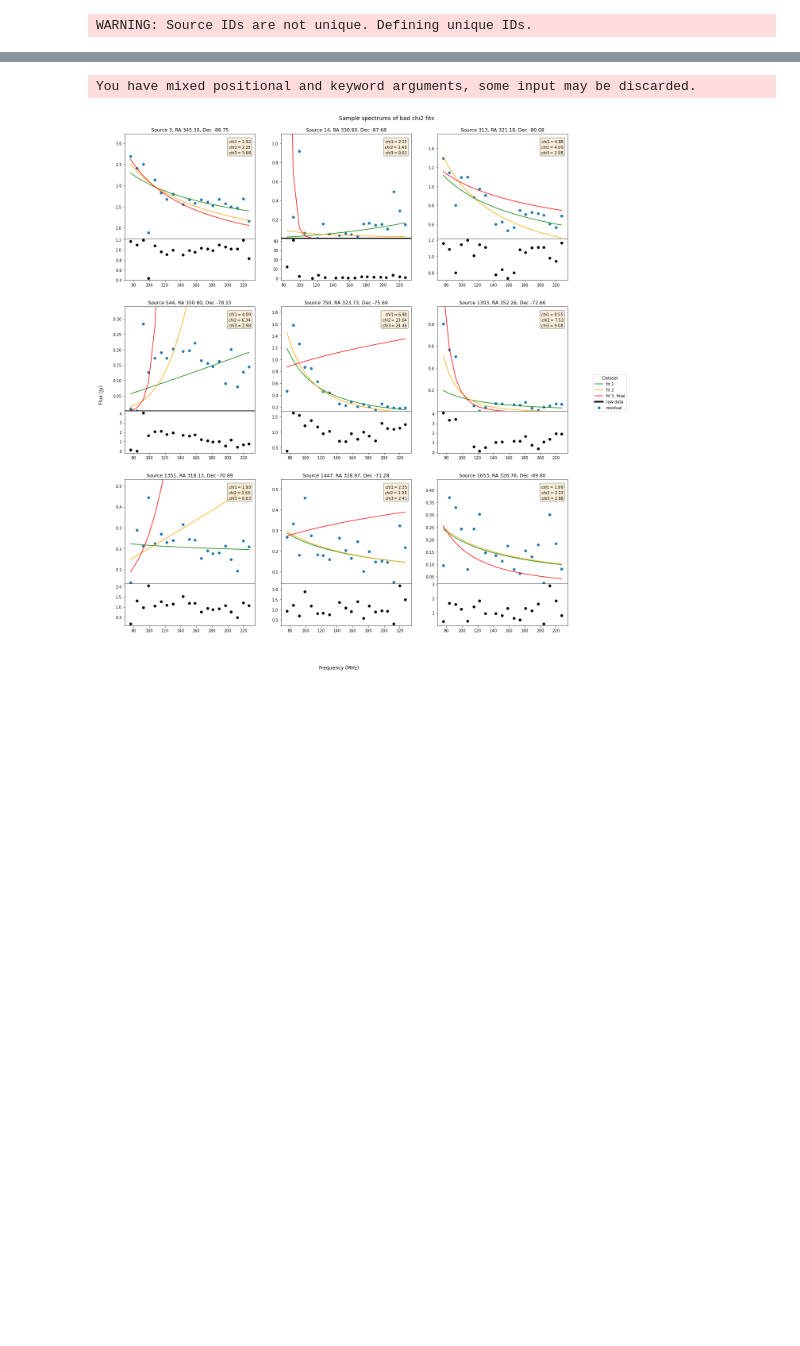
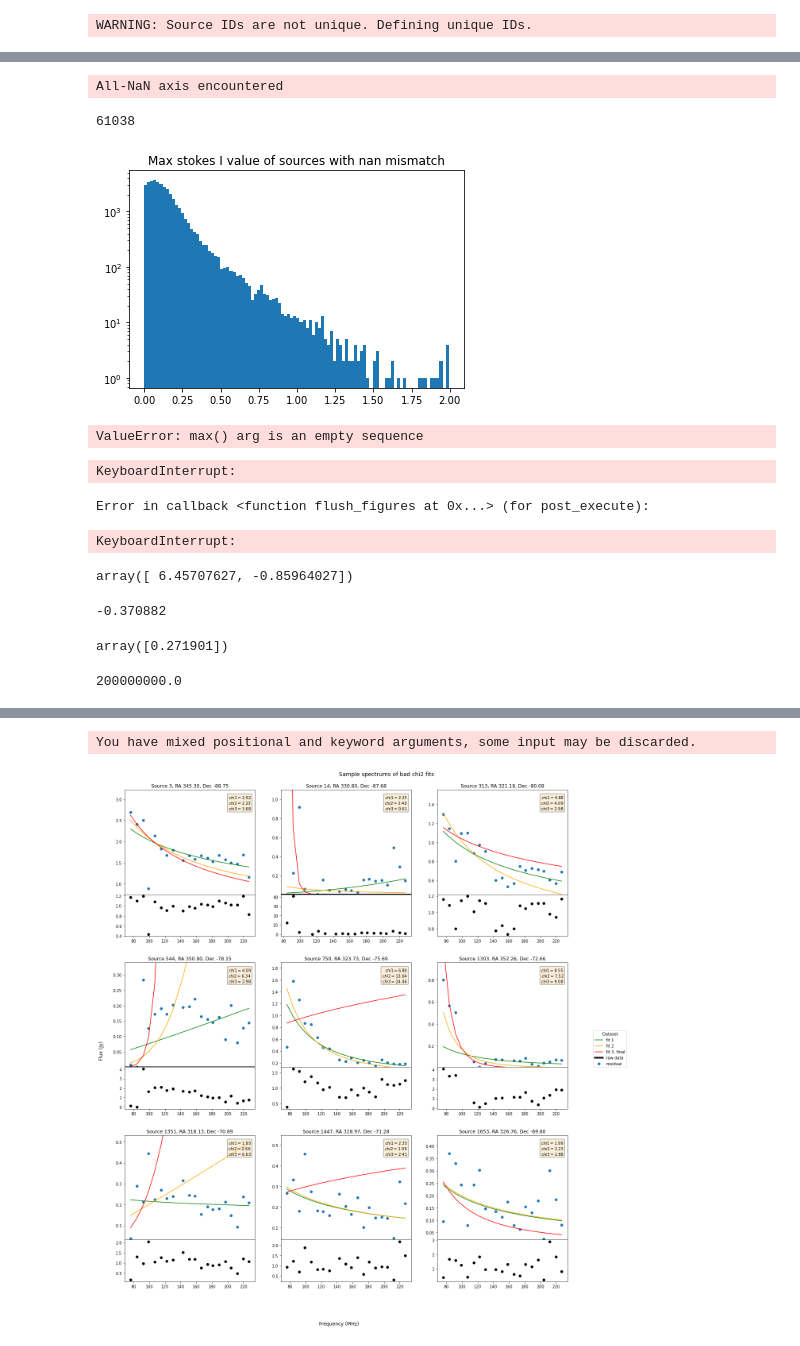
Before and after one commit to EoRImaging/GleamPlusFullSpectrum, a Jupyter notebook: scripts/catalog_fits.ipynb, the cells around one changed output, grey strips where cells are left out. Cells and saved outputs as stored; diff of their text form; code cells hidden in the pictures; blank space fills up the shorter version.

Commit message:
adding catalogs

```diff
--- a/scripts/catalog_fits.ipynb
+++ b/scripts/catalog_fits.ipynb
@@ -59,7 +59,7 @@ def log_linear_fit(freqs, fit_data, stokes_error, dec, detect_outlier = False):
     fitted_freqs = freqs[idx]
     fit_data_selected = fit_data[idx]
 
-    original_parameters = float("NaN")
+    original_parameters = np.array([[float("NaN")]])
     # Outlier detection reruns fit without greatest outlier
     if detect_outlier == True:
         idx_outlier = np.argmax(abs(residual))
@@ -86,7 +86,7 @@ def log_linear_fit(freqs, fit_data, stokes_error, dec, detect_outlier = False):
 
 
         # see if fit has improved
-        if chi2_residual_ol < chi2_residual / 2.5:
+        if chi2_residual_ol < chi2_residual / 2.6:
             #print(source, "GOOD:", chi2_residual, chi2_residual_ol)
 
             original_parameters = np.array([coeffs, chi2_residual, fitted_data, all_freqs_fitted_data, fitted_freqs, fit_data_selected], dtype=object)
@@ -205,0 +291,51 @@ fit_output.to_csv("/Users/Kiana1/uwradcos/GleamPlusFullSpectrum/misc/gleam_catal
+# %%
+problem_objs = []
+for source in np.arange(gleam_catalog.Ncomponents):
+
+    fit_data = gleam_catalog.stokes.value[0,:,source]
+    stokes_error = gleam_catalog.stokes_error.value[0,:,source]
+
+    source_probs = []
+    for i in range(len(fit_data)):
+        if np.isnan(fit_data[i]):
+            if ~np.isnan(stokes_error[i]) and not source_probs:
+                source_probs.append([[fit_data],[stokes_error]])
+                #print(source, "fit data is nan and stokes is not nan. PROBLEM")
+        else:
+            if np.isnan(stokes_error[i]) and not source_probs:
+                source_probs.append([[fit_data], [stokes_error]])
+                #print(source, "stokes error is nan and fit data is not. PROBLEM")
+
+    # only include if there WAS a problem
+    if source_probs:
+        problem_objs.append([source, gleam_catalog.ra.value[source], gleam_catalog.dec.value[source], source_probs[0][0], source_probs[0][1]])
+# %%
+# Plot max stokes values for all problem data
+stokes_max = []
+for i in range(len(problem_objs)):
+    stokes_max.append(np.nanmax(problem_objs[i][3][0][0]))
+print(len(stokes_max))
+
+max2 = [x for x in stokes_max if x <= 2]
+plt.hist(max2, bins=100)
+plt.yscale('log')
+plt.title("Max stokes I value of sources with nan mismatch")
+plt.savefig("/Users/Kiana1/uwradcos/plots/problem_sources_hist.png")
+# %% [output]
+All-NaN axis encountered
+61038
+[figure, added]
+# %%
+ordered_power = []
+for i in np.arange(max(source_dict)):
+    if i in source_dict:
+        source_max = np.nanmax(source_dict[i]['data_used_for_fit'])
+        ordered_power.append([source_max, i])
+ordered_power = sorted(ordered_power, key=lambda x: x[0], reverse = True)
+
+for i in ordered_power:
+    print(i[1])
+for j in np.arange(len(ordered_power)):
+    print(ordered_chi2[j][1])
+# %% [output]
+ValueError: max() arg is an empty sequence
@@ -205,0 +466,23 @@ fit_output.to_csv("/Users/Kiana1/uwradcos/GleamPlusFullSpectrum/misc/gleam_catal
+# %%
+plotFits(gleam_catalog, source_dict, savefig=False, Nsources="all",
+             title="/Users/Kiana1/uwradcos/plots/compare_outlier_spectrums.png")
+# %% [output]
+KeyboardInterrupt:
+Error in callback <function flush_figures at 0x...> (for post_execute):
+KeyboardInterrupt:
+# %%
+source_dict[0]['coefficients']
+# %% [output]
+array([ 6.45707627, -0.85964027])
+# %%
+gleam_spectral_index.spectral_index[0]
+# %% [output]
+-0.370882
+# %%
+gleam_spectral_index.stokes.value[0,:,0]
+# %% [output]
+array([0.271901])
+# %%
+gleam_spectral_index.reference_frequency.value[0]
+# %% [output]
+200000000.0
```
Also changed, not shown: parts of 19 cells of this notebook, 6 other files.
